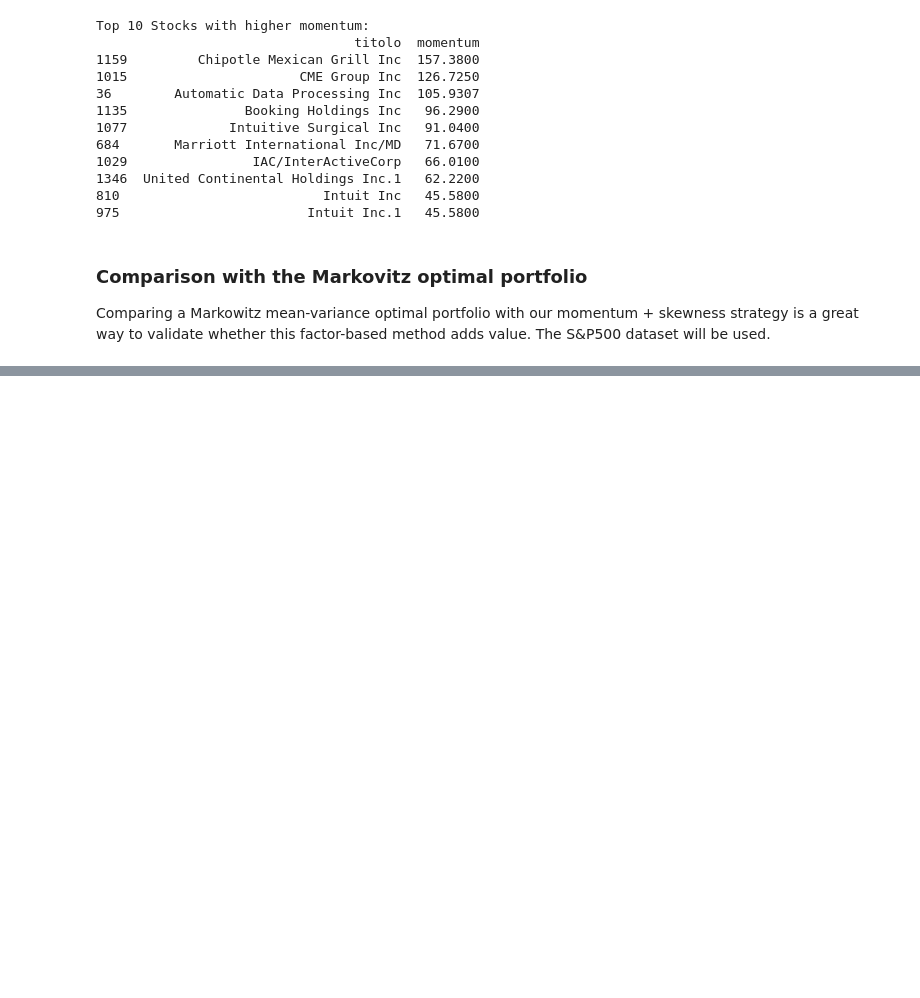
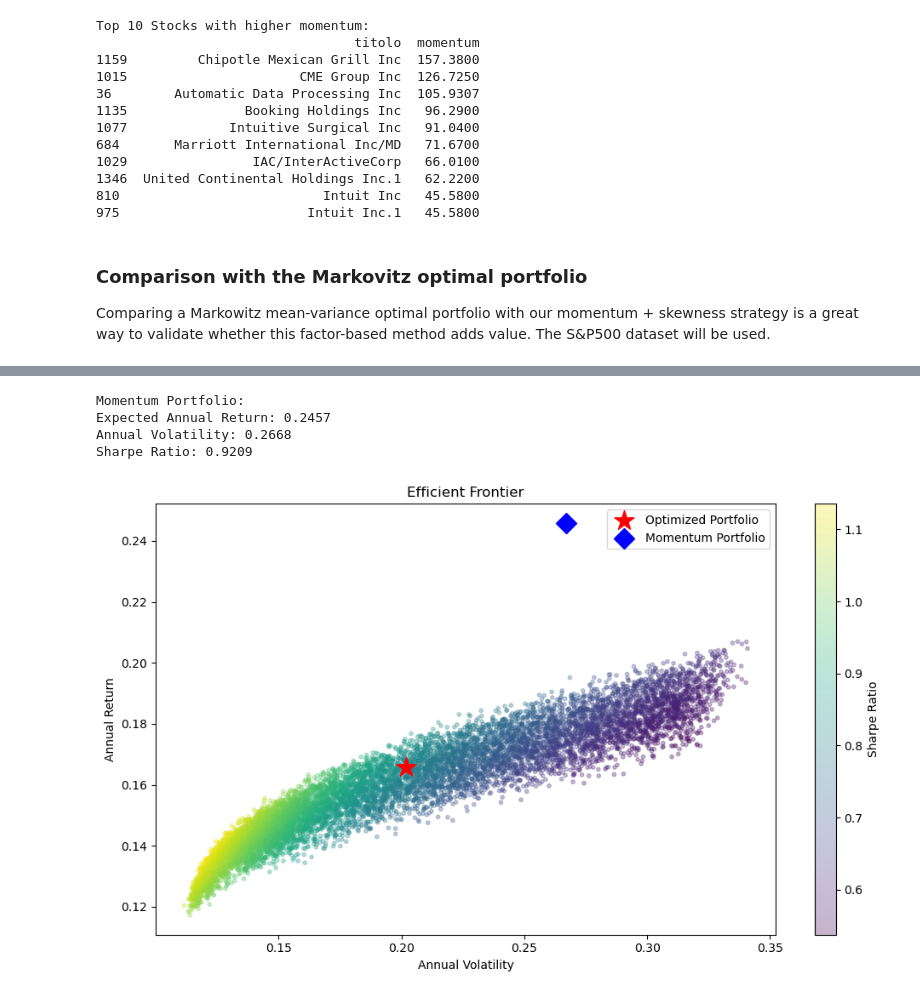
Before and after one commit to LucreziaPenati/Financial-Market-Analytics-Project, a Jupyter notebook: Python_scripts/momentum_investing.ipynb, the cells around one changed output, grey strips where cells are left out. Drawn from its saved outputs; the diff is of its cells as text; code cells hidden in the pictures; blank space fills up the shorter version.

```diff
--- a/Python_scripts/momentum_investing.ipynb
+++ b/Python_scripts/momentum_investing.ipynb
@@ -311,0 +360,44 @@ plt.show()
+# %%
+# Step 1: Momentum Portfolio tickers
+momentum_tickers = top10['titolo'].tolist()
+
+# Step 2: Use the same monthly returns for those tickers
+momentum_returns = monthly_returns_top10[momentum_tickers]
+
+# Step 3: Equal weights for momentum portfolio
+momentum_weights = np.array([1/len(momentum_tickers)] * len(momentum_tickers))
+
+# Step 4: Calculate portfolio stats
+momentum_return = np.dot(momentum_weights, momentum_returns.mean()) * 12
+momentum_volatility = np.sqrt(np.dot(momentum_weights.T, np.dot(momentum_returns.cov() * 12, momentum_weights)))
+momentum_sharpe = momentum_return / momentum_volatility
+
+print("\nMomentum Portfolio:")
+print(f"Expected Annual Return: {momentum_return:.4f}")
+print(f"Annual Volatility: {momentum_volatility:.4f}")
+print(f"Sharpe Ratio: {momentum_sharpe:.4f}")
+# %% [output]
+Momentum Portfolio:
+Expected Annual Return: 0.2457
+Annual Volatility: 0.2668
+Sharpe Ratio: 0.9209
+# %%
+# Plot Efficient Frontier
+plt.figure(figsize=(10,6))
+plt.scatter(results[1,:], results[0,:], c=results[2,:], cmap='viridis', marker='o', s=10, alpha=0.3)
+plt.colorbar(label='Sharpe Ratio')
+plt.xlabel('Annual Volatility')
+plt.ylabel('Annual Return')
+plt.title('Efficient Frontier')
+
+# Markowitz optimized portfolio
+plt.scatter(port_vol, port_return, marker='*', color='r', s=300, label='Optimized Portfolio')
+
+# Momentum portfolio
+plt.scatter(momentum_volatility, momentum_return, marker='D', color='blue', s=150, label='Momentum Portfolio')
+
+plt.legend()
+plt.tight_layout()
+plt.show()
+# %% [output]
+[figure, added]
```
Also changed, not shown: parts of 4 cells of this notebook.
